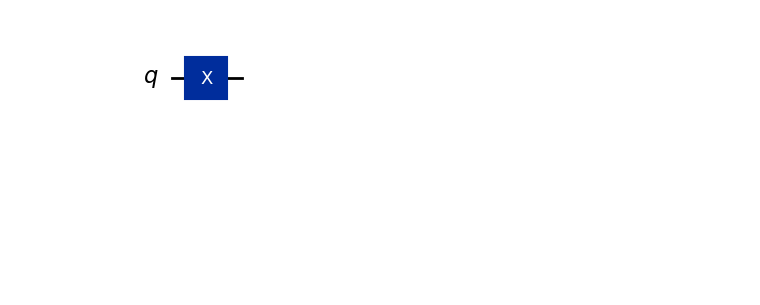
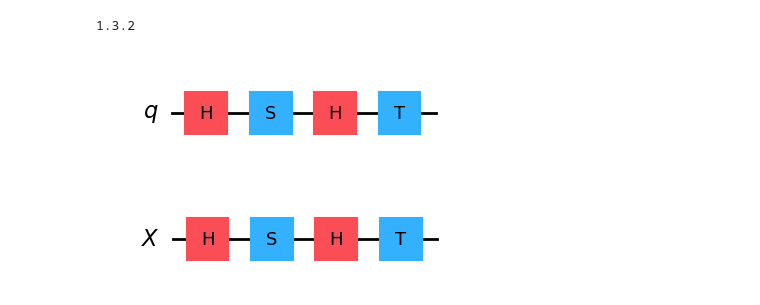
Before and after one commit to Al-Ashir-Intisar/quantum-computing, a Jupyter notebook: quantum_circuits.ipynb, the cells around one changed output. Drawn from its saved outputs; the diff is of its cells as text; code cells hidden in the pictures; blank space fills up the shorter version.

Commit message:
Quantum Circuits

```diff
--- a/quantum_circuits.ipynb
+++ b/quantum_circuits.ipynb
@@ -1,14 +1,5 @@
-# %%
-from qiskit import QuantumCircuit
-
-# Create a new circuit with a single qubit
-qc = QuantumCircuit(1)
-
-# Add a Not gate to qubit 0
-qc.x(0)
-
-# Return a drawing of the circuit using MatPlotLib ("mpl"). This is the
-# last line of the cell, so the drawing appears in the cell output.
-qc.draw("mpl")
-# %% [output]
-[figure, removed]
+# %%
+from qiskit import __version__
+print(__version__)
+# %% [output]
+1.3.2
@@ -14,0 +11,21 @@ qc.draw("mpl")
+# %%
+circuit = QuantumCircuit(1)
+circuit.h(0)
+circuit.s(0)
+circuit.h(0)
+circuit.t(0)
+
+display(circuit.draw(output="mpl"))
+# %% [output]
+[figure, added]
+# %%
+X = QuantumRegister(1, "X")
+circuit = QuantumCircuit(X)
+circuit.h(X)
+circuit.s(X)
+circuit.h(X)
+circuit.t(X)
+
+display(circuit.draw(output="mpl"))
+# %% [output]
+[figure, added]
```
Also changed, not shown: parts of 4 cells of this notebook.
